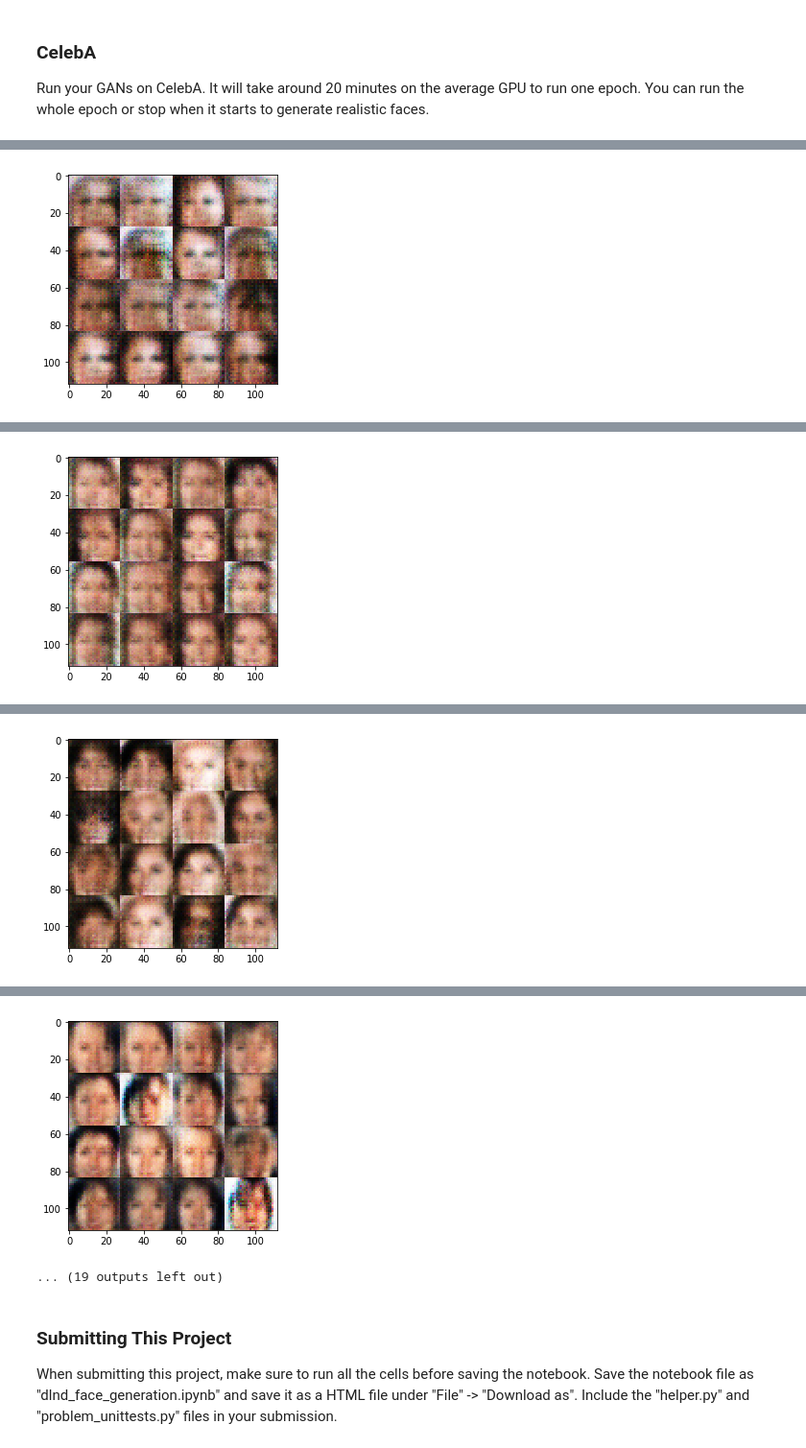
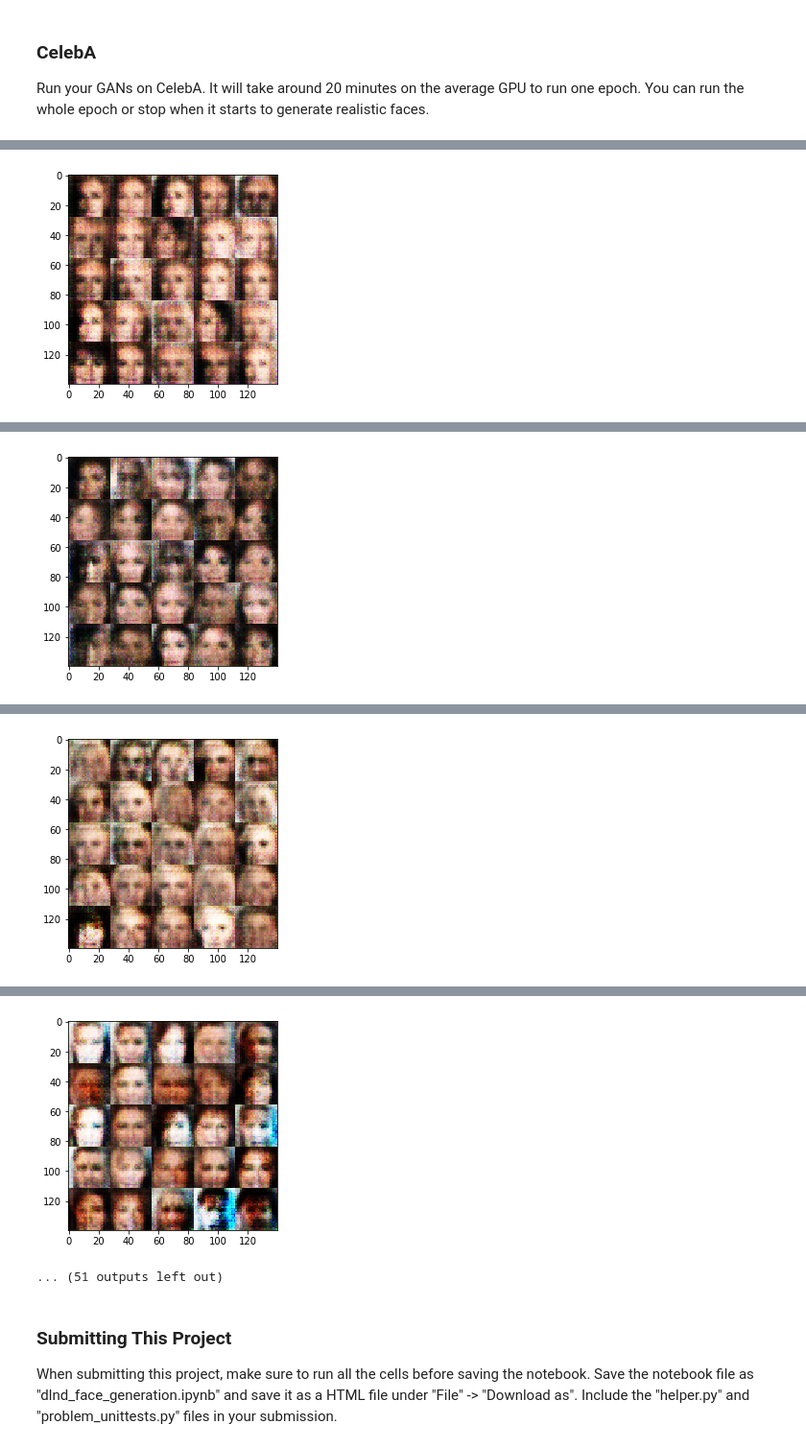
Before and after one commit to persimmones/dlnd_face_generation, a Jupyter notebook: dlnd_face_generation.ipynb, the cells around one changed output, grey strips where cells are left out. Shown at 96% size. Cells and saved outputs as stored; diff of their text form; code cells hidden in the pictures.

```diff
--- a/dlnd_face_generation.ipynb
+++ b/dlnd_face_generation.ipynb
@@ -142,7 +142,7 @@ def discriminator(images, reuse=False):
     :return: Tuple of (tensor output of the discriminator, tensor logits of the discriminator)
     """
     # TODO: Implement Function
-    alpha = 0.15
+    alpha = 0.20
     with tf.variable_scope('discriminator',reuse=reuse):
         x1 = tf.layers.conv2d(images,64,5,strides=2,padding='same')
         relu1 = tf.maximum(alpha*x1,x1)
@@ -186,7 +186,7 @@ def generator(z, out_channel_dim, is_train=True):
     """
     # TODO: Implement Function
     reuse_state = not is_train
-    alpha = 0.15
+    alpha = 0.10
     with tf.variable_scope('generator',reuse=reuse_state):
         x1 = tf.layers.dense(z, 4*4*512)
         x1 = tf.reshape(x1,(-1,4,4,512))
@@ -344,7 +344,7 @@ def train(epoch_count, batch_size, z_dim, learning_rate, beta1, get_batches, dat
 
     d_loss, g_loss = model_loss(input_real, input_z, image_channels)
     d_opt, g_opt = model_opt(d_loss, g_loss,learning_rate_pl, beta1)
-    n_images = 20
+    n_images = 25
 
     with tf.Session() as sess:
         sess.run(tf.global_variables_initializer())
@@ -465,10 +465,10 @@ Epoch 1/2... Discriminator Loss: 1.4821... Generator Loss: 1.1852
 ### CelebA
 Run your GANs on CelebA.  It will take around 20 minutes on the average GPU to run one epoch.  You can run the whole epoch or stop when it starts to generate realistic faces.
 # %%
-batch_size = 128
-z_dim = 150
-learning_rate = 0.0005
-beta1 = 0.5
+batch_size = 64
+z_dim = 100
+learning_rate = 0.00045
+beta1 = 0.3
 
 
 """
@@ -516 +516 @@ Epoch 1/1... Discriminator Loss: 1.4925... Generator Loss: 0.7815
-[figure, old version]
+[figure, new version]
@@ -527 +527 @@ Epoch 1/1... Discriminator Loss: 1.5486... Generator Loss: 0.7344
-[figure, old version]
+[figure, new version]
@@ -538 +538 @@ Epoch 1/1... Discriminator Loss: 1.4633... Generator Loss: 0.7259
-[figure, old version]
+[figure, new version]
@@ -549,5 +549,5 @@ Epoch 1/1... Discriminator Loss: 1.4569... Generator Loss: 0.7868
-[figure, old version]
+[figure, new version]
-... (19 outputs left out)
+... (51 outputs left out)
 # %% [markdown]
 ### Submitting This Project
 When submitting this project, make sure to run all the cells before saving the notebook. Save the notebook file as "dlnd_face_generation.ipynb" and save it as a HTML file under "File" -> "Download as". Include the "helper.py" and "problem_unittests.py" files in your submission.
```
Also changed, not shown: parts of 2 cells of this notebook.
